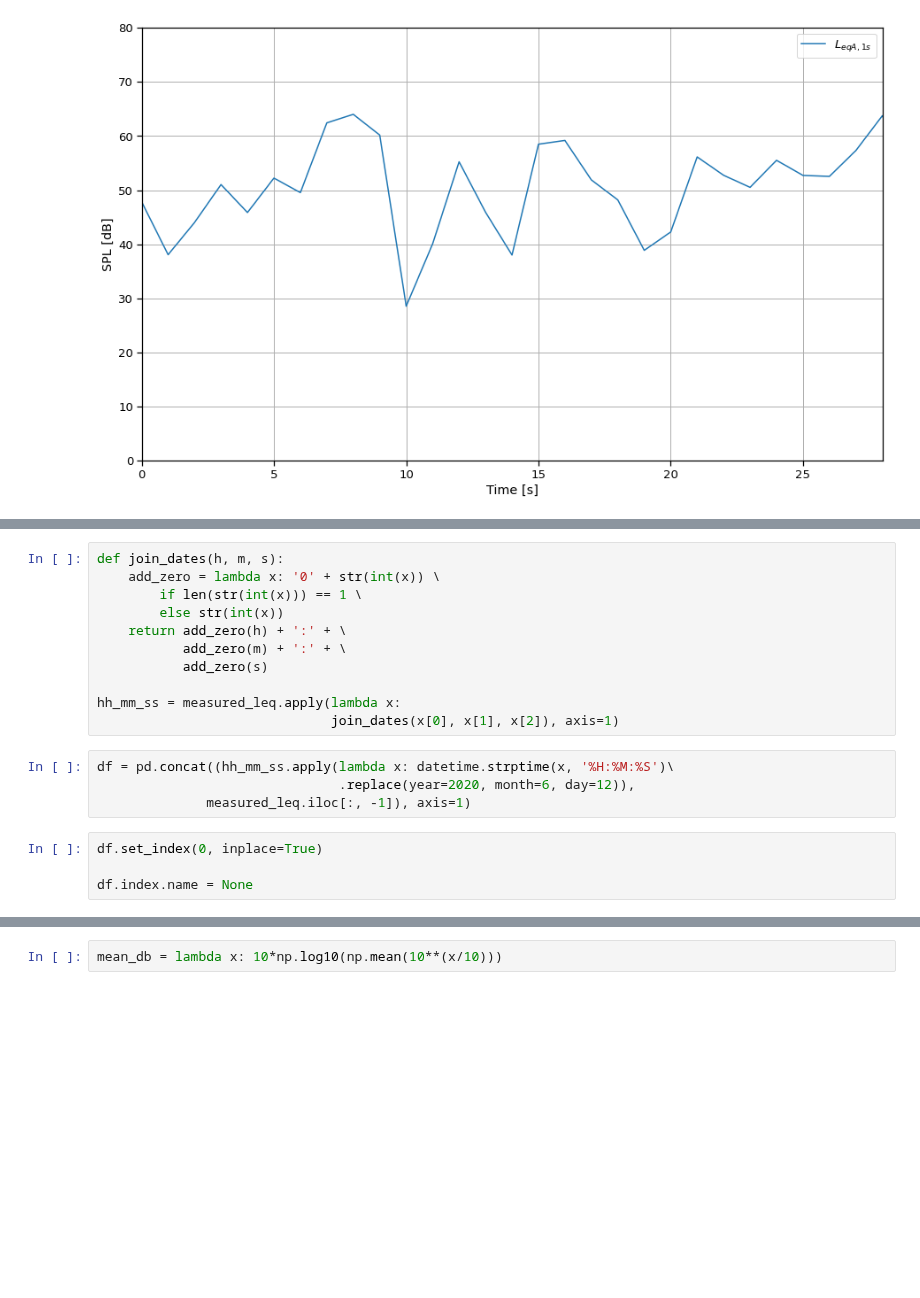
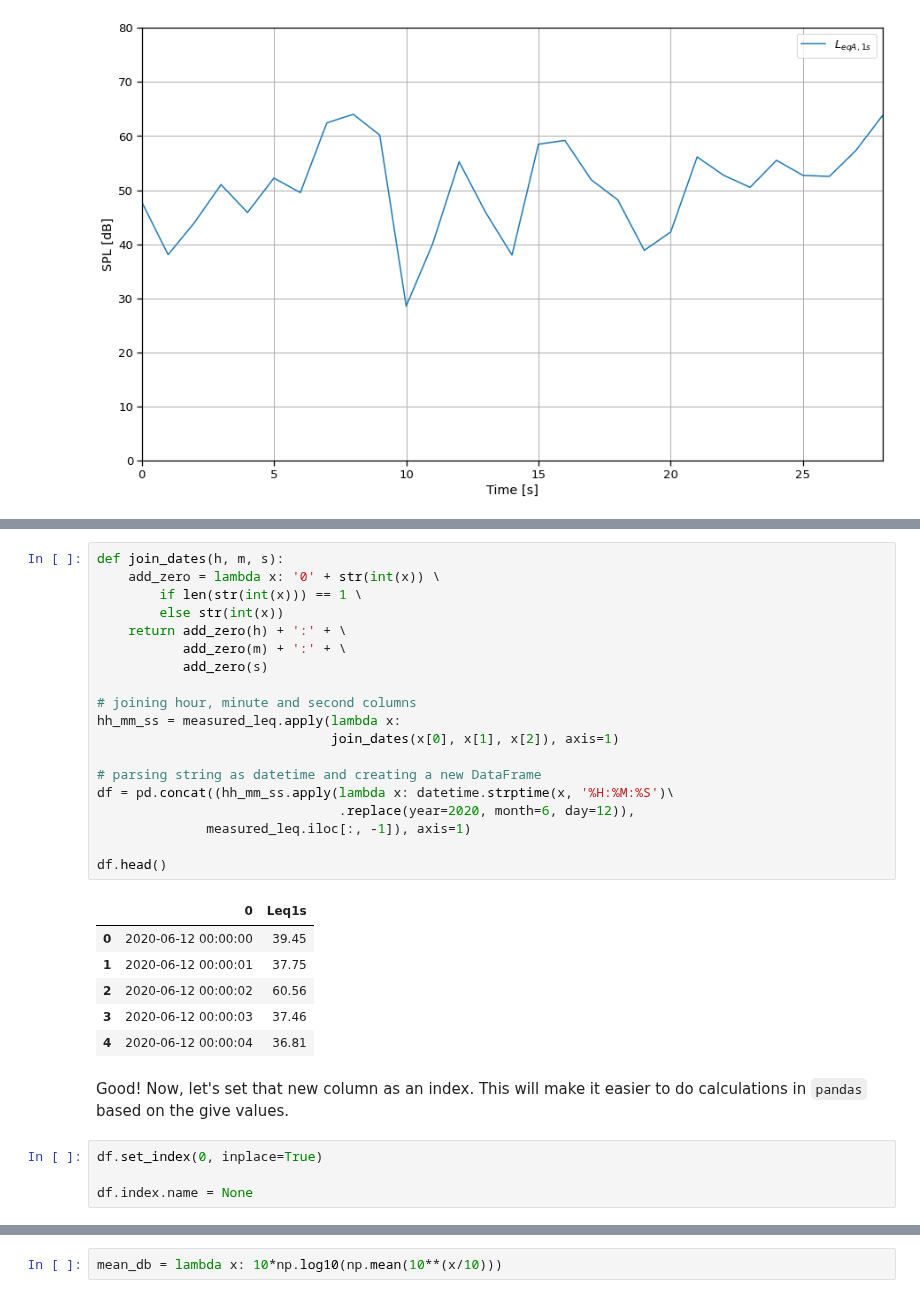
Before and after one commit to tiaqui/my_thesis, a Jupyter notebook: notebooks/5. Acoustic measurements.ipynb, the cells around one changed output, grey strips where cells are left out. Saved outputs shown, nothing was run; the diff lists cells and outputs as text; blank space fills up the shorter version.

```diff
--- a/notebooks/5. Acoustic measurements.ipynb
+++ b/notebooks/5. Acoustic measurements.ipynb
@@ -142,19 +163,32 @@ measured_leq = pd.read_csv('../src/measured_leq.csv')
 # %%
 def join_dates(h, m, s):
     add_zero = lambda x: '0' + str(int(x)) \
         if len(str(int(x))) == 1 \
         else str(int(x))
     return add_zero(h) + ':' + \
            add_zero(m) + ':' + \
            add_zero(s)
 
+# joining hour, minute and second columns
 hh_mm_ss = measured_leq.apply(lambda x:
                               join_dates(x[0], x[1], x[2]), axis=1)
+
+# parsing string as datetime and creating a new DataFrame
+df = pd.concat((hh_mm_ss.apply(lambda x: datetime.strptime(x, '%H:%M:%S')\
+                               .replace(year=2020, month=6, day=12)),
+              measured_leq.iloc[:, -1]), axis=1)
+
+df.head()
+# %% [output]
+|  | 0 | Leq1s |
+| 0 | 2020-06-12 00:00:00 | 39.45 |
+| 1 | 2020-06-12 00:00:01 | 37.75 |
+| 2 | 2020-06-12 00:00:02 | 60.56 |
+| 3 | 2020-06-12 00:00:03 | 37.46 |
+| 4 | 2020-06-12 00:00:04 | 36.81 |
+# %% [markdown]
+Good! Now, let's set that new column as an index. This will make it easier to do calculations in `pandas` based on the give values.
 # %%
-df = pd.concat((hh_mm_ss.apply(lambda x: datetime.strptime(x, '%H:%M:%S')\
-                               .replace(year=2020, month=6, day=12)),
-              measured_leq.iloc[:, -1]), axis=1)
+df.set_index(0, inplace=True)
+
+df.index.name = None
-# %%
-df.set_index(0, inplace=True)
-
-df.index.name = None
```
Also changed, not shown: parts of 13 cells of this notebook, 1 other file.
